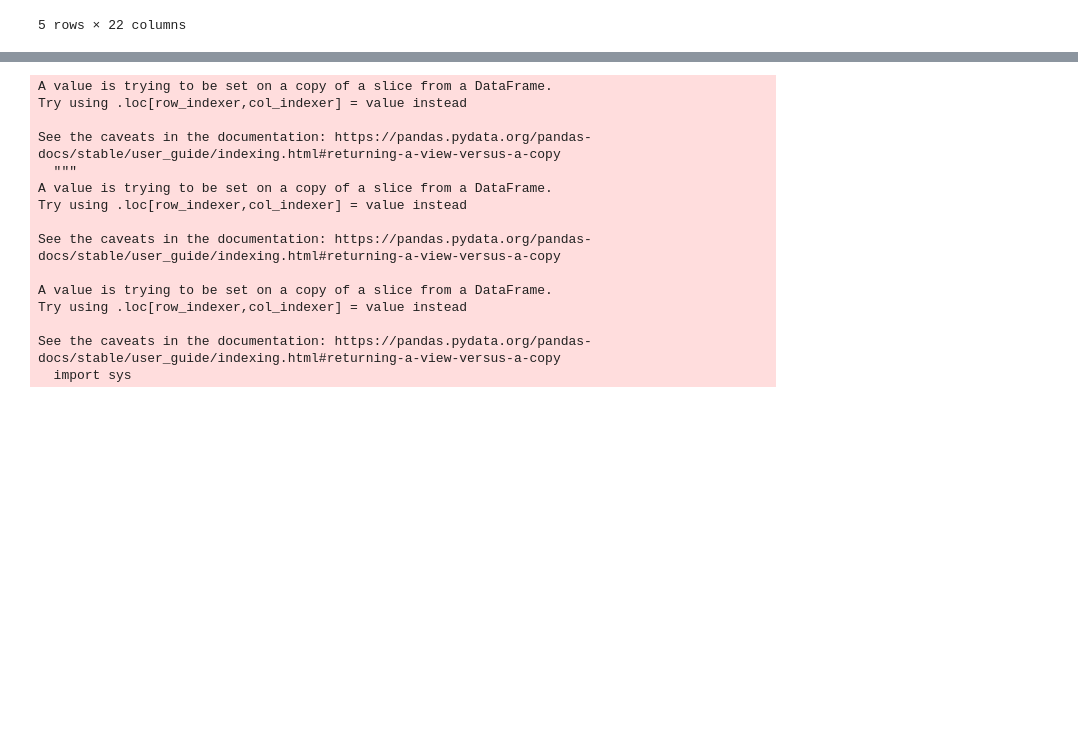
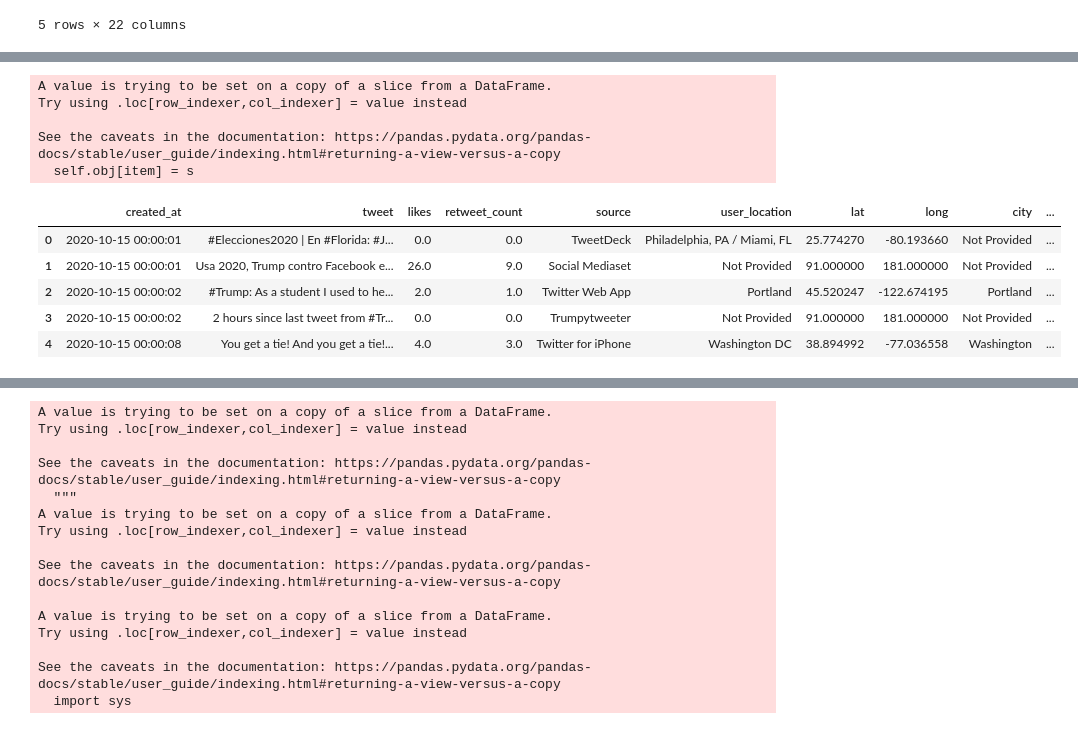
Before and after one commit to olivedisaster/Project-2, a Jupyter notebook: write_data.ipynb, the cells around one changed output, grey strips where cells are left out. Cells and saved outputs as stored; diff of their text form; code cells hidden in the pictures; blank space fills up the shorter version.

Commit message:
data cleaning

```diff
--- a/write_data.ipynb
+++ b/write_data.ipynb
@@ -67,3 +103,25 @@ trump_data_df = trump_df[['created_at', 'tweet', 'likes', 'retweet_count', 'sour
+# %%
+
+str_cols = ['user_location', 'city', 'state', 'state_code', 'country']
+
+trump_data_df.loc[:, 'lat'] = trump_data_df.loc[:, 'lat'].fillna(91)
+trump_data_df.loc[:, 'long'] = trump_data_df.loc[:, 'long'].fillna(181)
+
+trump_data_df.loc[:, str_cols] = trump_data_df.loc[:, str_cols].fillna("Not Provided")
+
+trump_data_df.head()
+# %% [output]
+A value is trying to be set on a copy of a slice from a DataFrame.
+Try using .loc[row_indexer,col_indexer] = value instead
+
+See the caveats in the documentation: https://pandas.pydata.org/pandas-docs/stable/user_guide/indexing.html#returning-a-view-versus-a-copy
+  self.obj[item] = s
+|  | created_at | tweet | likes | retweet_count | source | user_location | lat | long | city | ... |
+| 0 | 2020-10-15 00:00:01 | #Elecciones2020 | En #Florida: #J... | 0.0 | 0.0 | TweetDeck | Philadelphia, PA / Miami, FL | 25.774270 | -80.193660 | Not Provided | ... |
+| 1 | 2020-10-15 00:00:01 | Usa 2020, Trump contro Facebook e... | 26.0 | 9.0 | Social Mediaset | Not Provided | 91.000000 | 181.000000 | Not Provided | ... |
+| 2 | 2020-10-15 00:00:02 | #Trump: As a student I used to he... | 2.0 | 1.0 | Twitter Web App | Portland | 45.520247 | -122.674195 | Portland | ... |
+| 3 | 2020-10-15 00:00:02 | 2 hours since last tweet from #Tr... | 0.0 | 0.0 | Trumpytweeter | Not Provided | 91.000000 | 181.000000 | Not Provided | ... |
+| 4 | 2020-10-15 00:00:08 | You get a tie! And you get a tie!... | 4.0 | 3.0 | Twitter for iPhone | Washington DC | 38.894992 | -77.036558 | Washington | ... |
 # %%
 # trump_null= trump_data_df[trump_data_df.isna().any(axis=1)]
 # trump_null
```
Also changed, not shown: parts of 4 cells of this notebook, 1 other file.
